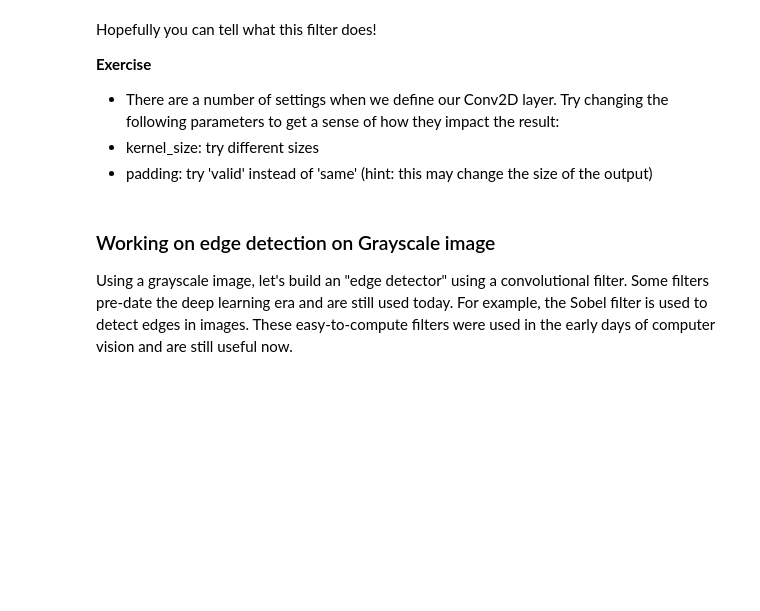
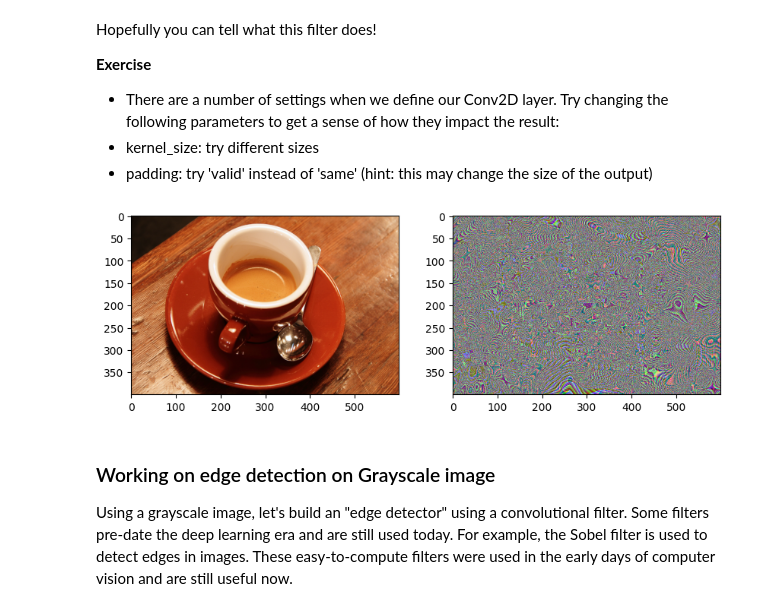
Before and after one commit to maradiloreto/deep_learning, a Jupyter notebook: 01_materials/labs/lab_4.ipynb, the cells around one changed output. Drawn from its saved outputs; the diff is of its cells as text; code cells hidden in the pictures; blank space fills up the shorter version.

```diff
--- a/01_materials/labs/lab_4.ipynb
+++ b/01_materials/labs/lab_4.ipynb
@@ -96,3 +94,14 @@ Hopefully you can tell what this filter does!
+# %%
+conv = Conv2D(filters=3, kernel_size=(125, 125), padding="same", kernel_initializer=my_kernel)
+# %%
+fig, (ax0, ax1) = plt.subplots(ncols=2, figsize=(10, 5))
+ax0.imshow(img_in[0].astype('uint8'))
+
+img_out = conv(img_in)
+np_img_out = img_out[0].numpy()
+ax1.imshow(np_img_out.astype('uint8'));
+# %% [output]
+[figure, added]
 # %% [markdown]
 ### Working on edge detection on Grayscale image
 
```
Also changed, not shown: parts of 5 cells of this notebook.
